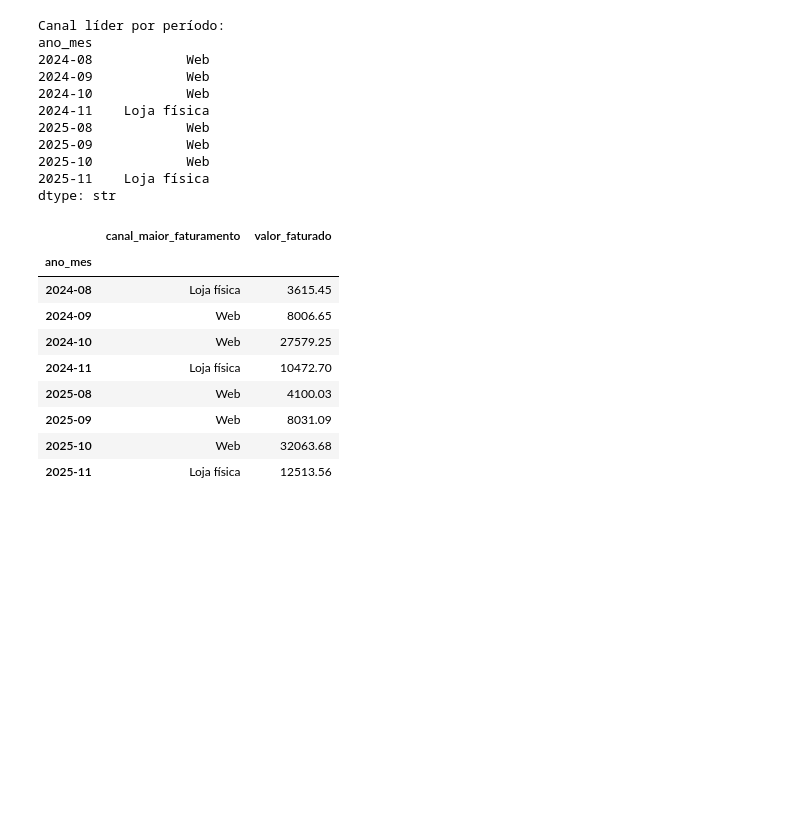
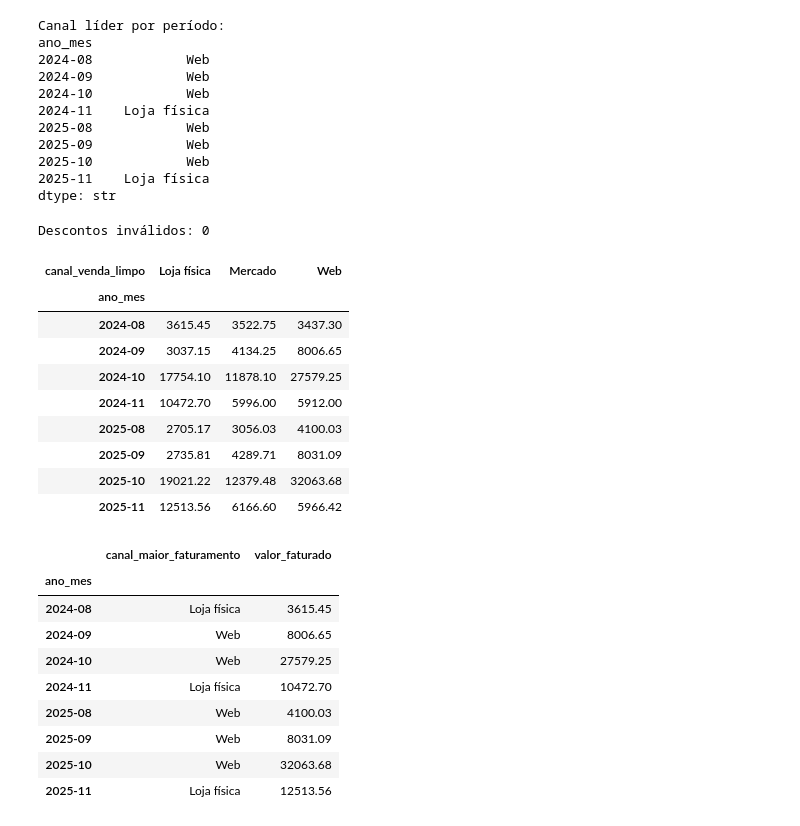
Before and after one commit to schererLummertz/ml_senai, a Jupyter notebook: mini_projeto_dias_das_bruxas/projeto_dia_das_bruxas_final.ipynb, the cells around one changed output. Saved outputs shown, nothing was run; the diff lists cells and outputs as text; code cells hidden in the pictures; blank space fills up the shorter version.

Commit message:
fix: adiciona calculo de faturamento por periodo e canal

```diff
--- a/mini_projeto_dias_das_bruxas/projeto_dia_das_bruxas_final.ipynb
+++ b/mini_projeto_dias_das_bruxas/projeto_dia_das_bruxas_final.ipynb
@@ -567,6 +567,17 @@ df["desconto_pct_num"] = pd.to_numeric(
     df["desconto_pct"],
     errors="coerce"
 )
+# %%
+# Verificar se existem descontos que não puderam ser convertidos.
+
+descontos_invalidos = df["desconto_pct_num"].isna().sum()
+
+print(
+    "Descontos inválidos:",
+    descontos_invalidos
+)
+# %% [output]
+Descontos inválidos: 0
 # %%
 # Calcular o valor de cada venda considerando quantidade, preço e desconto.
 
@@ -575,6 +586,34 @@ df["valor_venda"] = (
     * df["preco_unitario_num"]
     * (1 - df["desconto_pct_num"].fillna(0) / 100)
 )
+# %%
+# Somar o faturamento de cada canal em cada período.
+
+faturamento_periodo_canal = (
+    df[
+        (df["data_venda_convertida"].notna())
+        & (~df["problema_quantidade"])
+        & (~df["problema_preco"])
+        & (df["status_pedido"] == "Concluído")
+    ]
+    .groupby(["ano_mes", "canal_venda_limpo"])["valor_venda"]
+    .sum()
+    .unstack(fill_value=0)
+    .round(2)
+)
+
+display(faturamento_periodo_canal)
+# %% [output]
+| canal_venda_limpo | Loja física | Mercado | Web |
+| ano_mes |  |  |  |
+| 2024-08 | 3615.45 | 3522.75 | 3437.30 |
+| 2024-09 | 3037.15 | 4134.25 | 8006.65 |
+| 2024-10 | 17754.10 | 11878.10 | 27579.25 |
+| 2024-11 | 10472.70 | 5996.00 | 5912.00 |
+| 2025-08 | 2705.17 | 3056.03 | 4100.03 |
+| 2025-09 | 2735.81 | 4289.71 | 8031.09 |
+| 2025-10 | 19021.22 | 12379.48 | 32063.68 |
+| 2025-11 | 12513.56 | 6166.60 | 5966.42 |
 # %%
 # Identificar o canal com maior faturamento em cada período.
 
```
